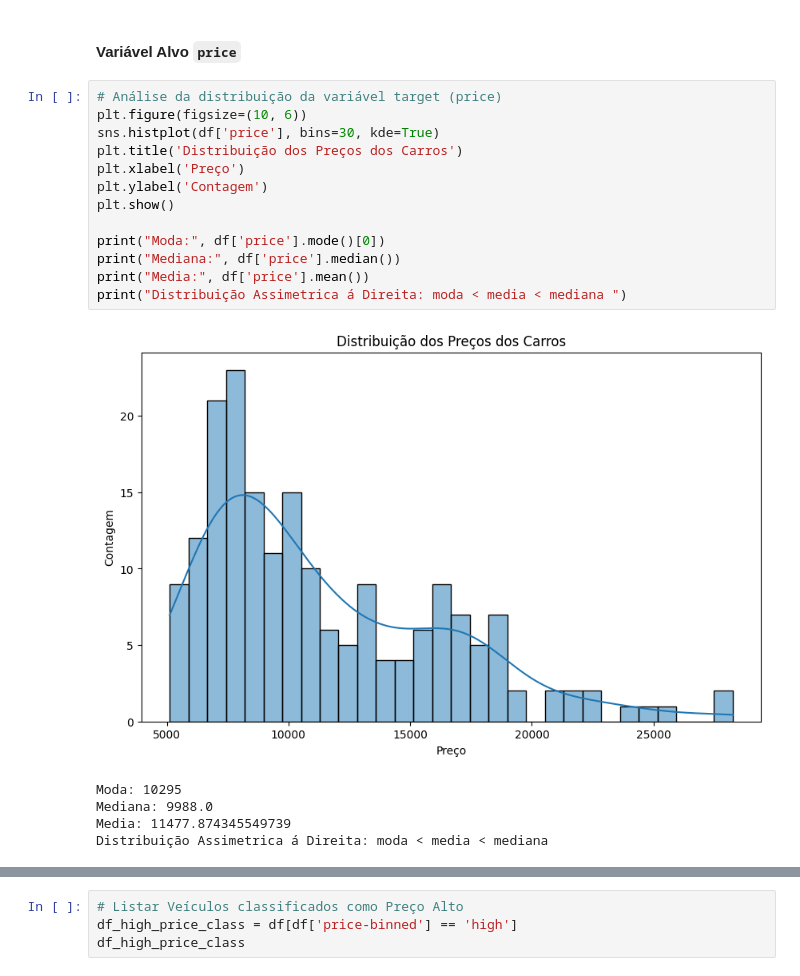
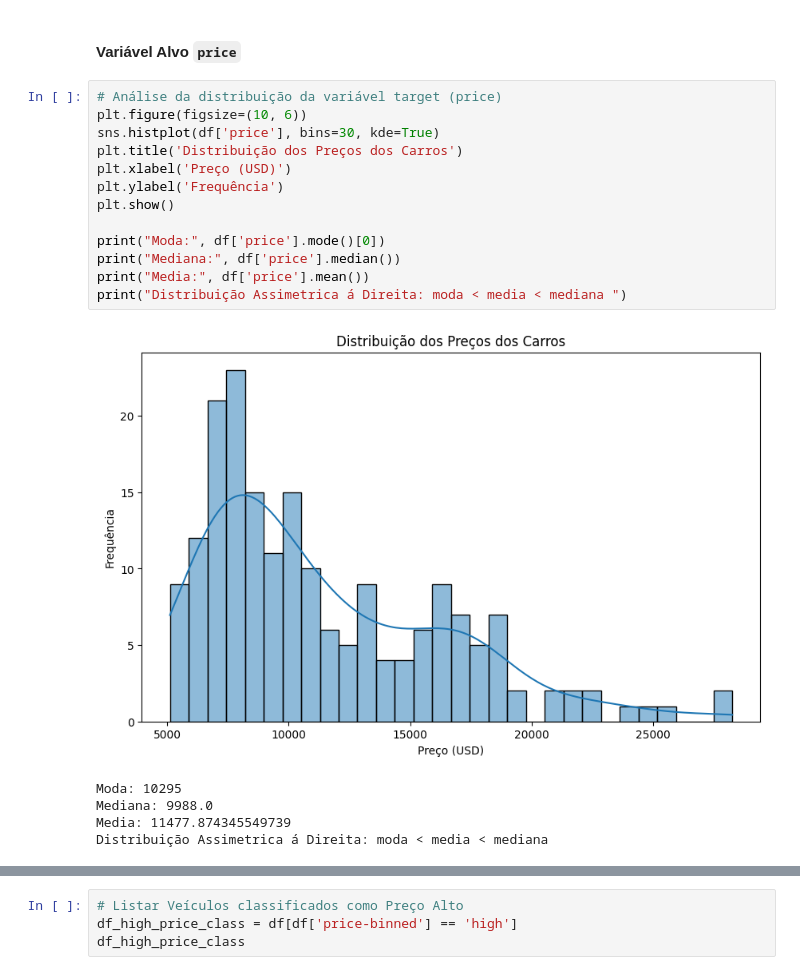
Before and after one commit to reynancs/car_price_prediction, a Jupyter notebook: notebooks/2.1-rc-eda-cleaned.ipynb, the cells around one changed output, grey strips where cells are left out. Cells and saved outputs as stored; diff of their text form.

```diff
--- a/notebooks/2.1-rc-eda-cleaned.ipynb
+++ b/notebooks/2.1-rc-eda-cleaned.ipynb
@@ -46,18 +46,18 @@ df.head()
 # %%
 # Análise da distribuição da variável target (price)
 plt.figure(figsize=(10, 6))
 sns.histplot(df['price'], bins=30, kde=True)
 plt.title('Distribuição dos Preços dos Carros')
-plt.xlabel('Preço')
-plt.ylabel('Contagem')
+plt.xlabel('Preço (USD)')
+plt.ylabel('Frequência')
 plt.show()
 
 print("Moda:", df['price'].mode()[0])
 print("Mediana:", df['price'].median())
 print("Media:", df['price'].mean())
 print("Distribuição Assimetrica á Direita: moda < media < mediana ")
 # %% [output]
-[figure, old version]
+[figure, new version]
 Moda: 10295
 Mediana: 9988.0
 Media: 11477.874345549739
```
Also changed, not shown: parts of 21 cells of this notebook, 11 other files.
